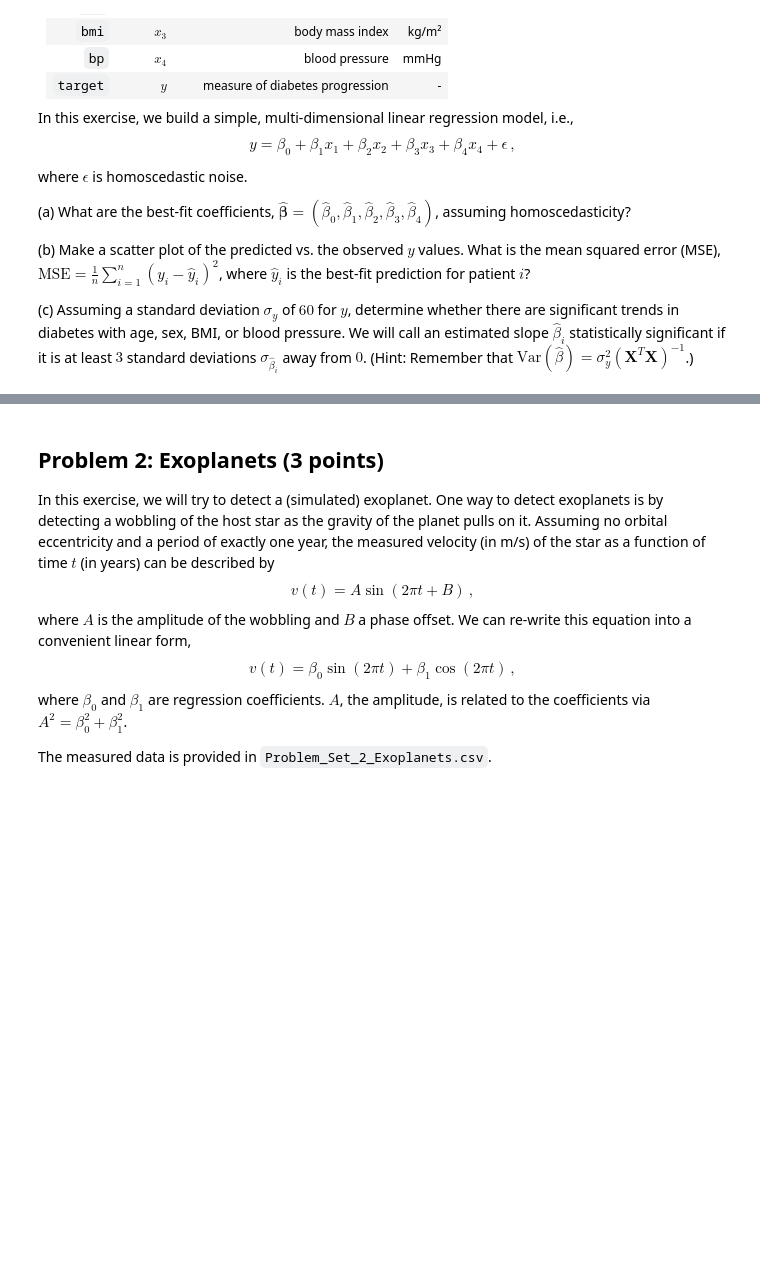
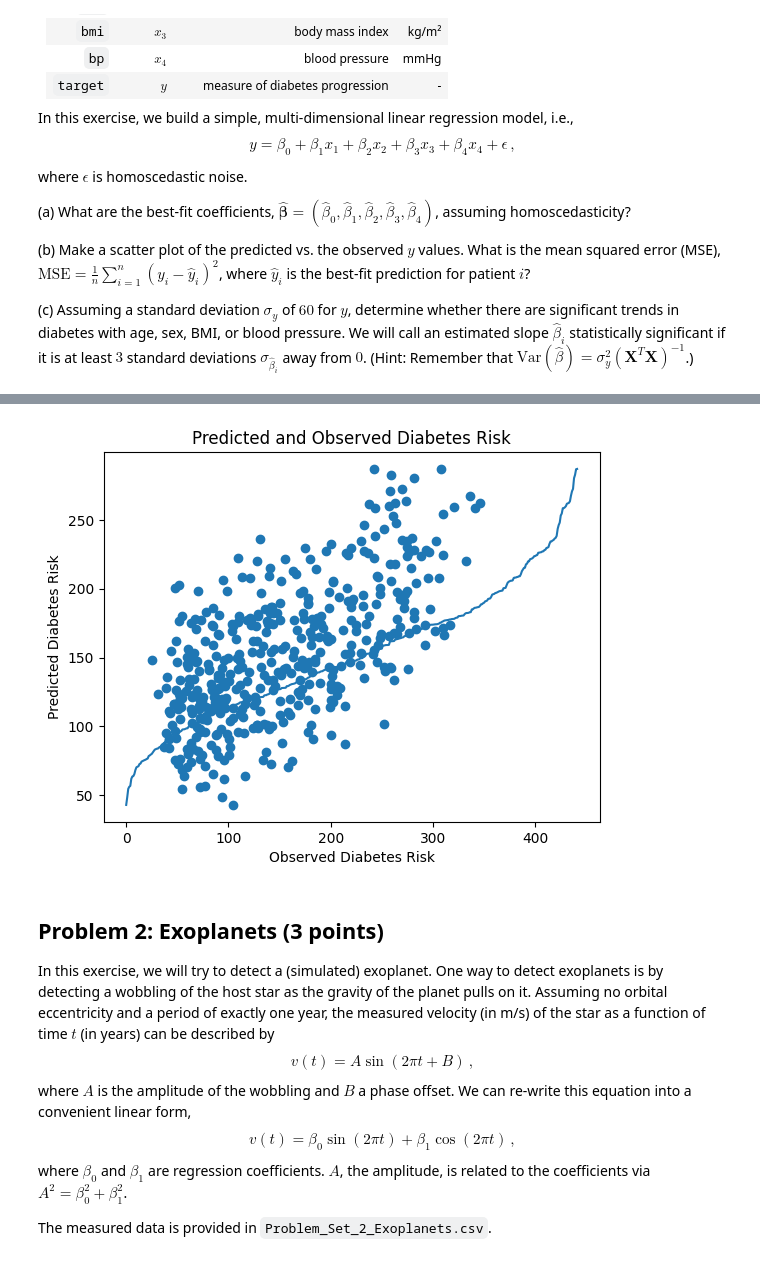
Before and after one commit to queue-h/ISCI-396, a Jupyter notebook: problem_sets/Problem_Set_2.ipynb, the cells around one changed output, grey strips where cells are left out. Drawn from its saved outputs; the diff is of its cells as text; code cells hidden in the pictures; blank space fills up the shorter version.

```diff
--- a/problem_sets/Problem_Set_2.ipynb
+++ b/problem_sets/Problem_Set_2.ipynb
@@ -23,12 +23,81 @@ where $\epsilon$ is homoscedastic noise.
 
 (c) Assuming a standard deviation $\sigma_y$ of $60$ for $y$, determine whether there are significant trends in diabetes with age, sex, BMI, or blood pressure. We will call an estimated slope $\hat\beta_i$ statistically significant if it is at least $3$ standard deviations $\sigma_{\hat\beta_i}$ away from $0$. (Hint: Remember that $\mathrm{Var}(\hat\beta) = \sigma_y^2 (\mathbf{X}^T \mathbf{X})^{-1}$.)
 # %%
+from sklearn.model_selection import train_test_split
 from sklearn.datasets import load_diabetes
+import numpy as np
+from sklearn.linear_model import LinearRegression
+import matplotlib.pyplot as plt
+from sklearn.metrics import mean_squared_error
 
 data = load_diabetes(as_frame=True, scaled=False)
 df = data.data
 df['target'] = data.target
 
+# returns design matrix, y
+def design_matrix():
+    # initialize variables
+    x1 = df["age"]
+    x2 = df["sex"]
+    x3 = df["bmi"]
+    x4 = df["bp"]
+    y = df["target"]
 
-print(df)
+    # fill design matrix
+    X = np.empty((len(df), 5))
+    for row in range(len(X)):
+        for col in range(len(X[0])):
+            # going vertically, so columns should remain the same
+            match col:
+                case 0:
+                    X[row][col] = 1
+                case 1:
+                    X[row][col] = x1[row]
+                case 2:
+                    X[row][col] = x2[row]
+                case 3:
+                    X[row][col] = x3[row]
+                case 4:
+                    X[row][col] = x4[row]
+    return X, y
+
+# prints and returns coefficients
+def find_coeff():
+    X, y = design_matrix()
+
+    beta = np.linalg.inv(X.T @ X) @ X.T @ y
+    coeff = X @ beta
+    print(f"Beta0: {coeff[0]}\nBeta1: {coeff[1]}\nBeta2: {coeff[2]}\nBeta3: {coeff[3]}\nBeta4: {coeff[4]}")
+    return coeff
+
+def run_regression():
+    X, y = design_matrix()
+    reg = LinearRegression(fit_intercept=False).fit(X, y)
+    y_pred = reg.predict(X)
+
+    plt.scatter(y, y_pred)
+    plt.title("Predicted and Observed Diabetes Risk")
+    plt.xlabel('Observed Diabetes Risk')
+    plt.ylabel('Predicted Diabetes Risk')
+    print(f"MSE = {mean_squared_error(y, y_pred)}")
+
+    # ???????
+    plt.plot(sorted(y_pred))
+
+
+
+# ???????
+def significant_sd():
+    sd = 60
+    X, y = design_matrix()
+
+    var = sd ** 2 * np.linalg.inv(X.T @ X)
+    print(var)
+
+
+
+
+find_coeff()
+run_regression()
+significant_sd()
 # %% [output]
@@ -49,3 +120,4 @@ print(df)
+[figure, added]
 # %% [markdown]
 ## Problem 2: Exoplanets (3 points)
 
```
Also changed, not shown: parts of 2 cells of this notebook, 1 other file.
